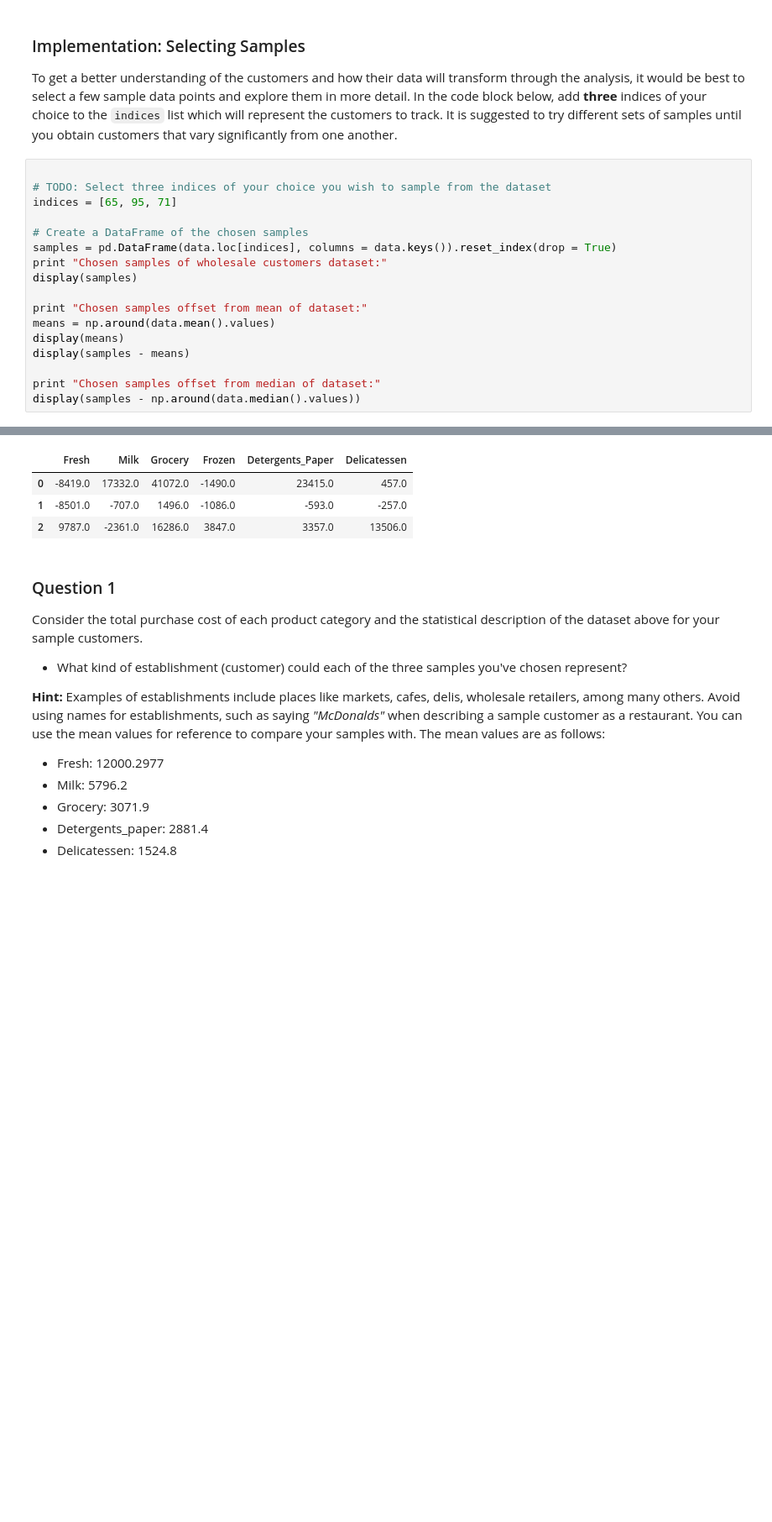
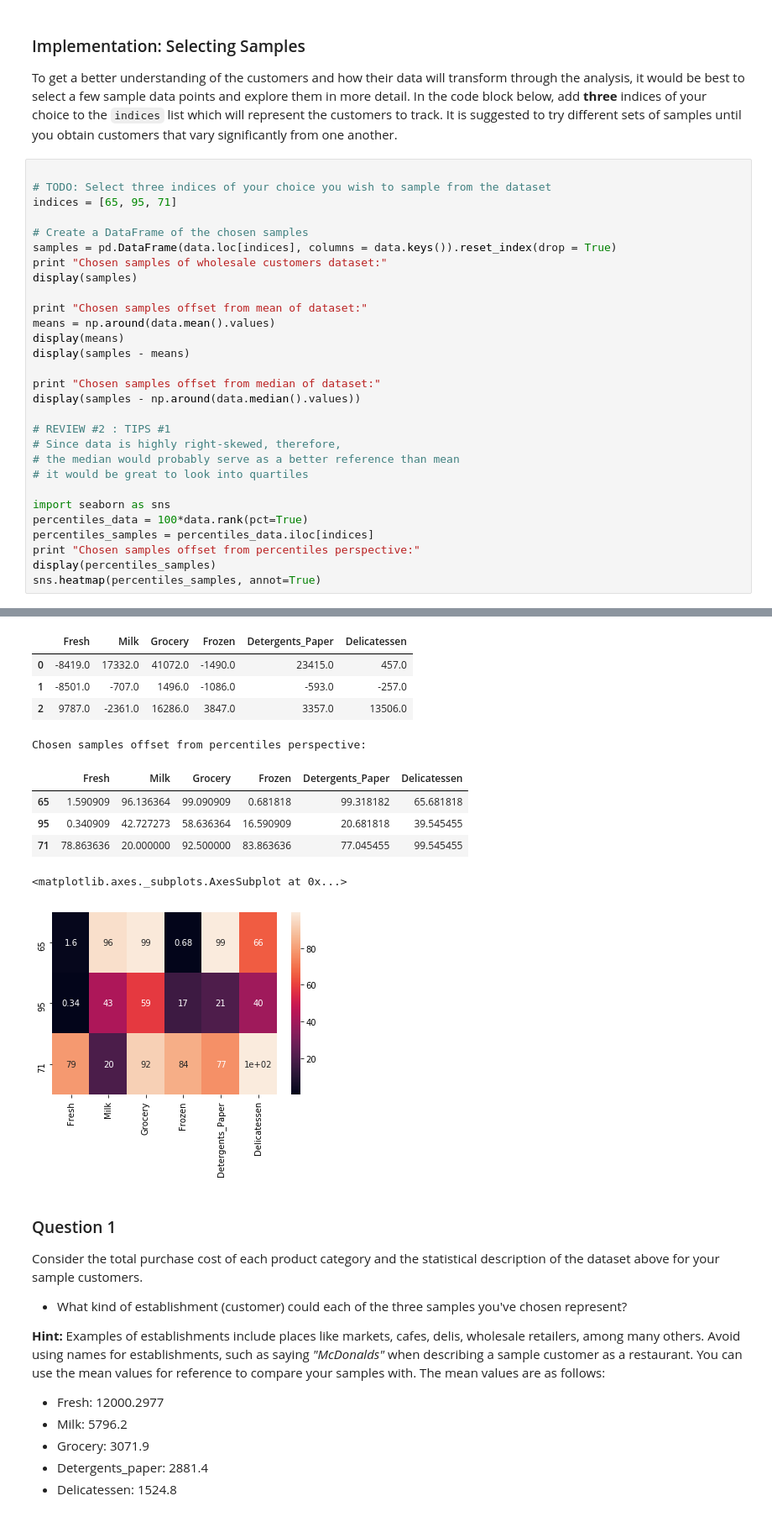
Before and after one commit to kongrui/uc-machine-learning, a Jupyter notebook: customer_segments/customer_segments.ipynb, the cells around one changed output, grey strips where cells are left out. Shown at 84% size. Saved outputs shown, nothing was run; the diff lists cells and outputs as text; blank space fills up the shorter version.

Commit message:
CustomerSegment : Implemented per REVIEW #2 TIPS 1

```diff
--- a/customer_segments/customer_segments.ipynb
+++ b/customer_segments/customer_segments.ipynb
@@ -69,33 +69,52 @@ indices = [65, 95, 71]
 
 # Create a DataFrame of the chosen samples
 samples = pd.DataFrame(data.loc[indices], columns = data.keys()).reset_index(drop = True)
 print "Chosen samples of wholesale customers dataset:"
 display(samples)
 
 print "Chosen samples offset from mean of dataset:"
 means = np.around(data.mean().values)
 display(means)
 display(samples - means)
 
 print "Chosen samples offset from median of dataset:"
 display(samples - np.around(data.median().values))
+
+# REVIEW #2 : TIPS #1
+# Since data is highly right-skewed, therefore,
+# the median would probably serve as a better reference than mean
+# it would be great to look into quartiles
+
+import seaborn as sns
+percentiles_data = 100*data.rank(pct=True)
+percentiles_samples = percentiles_data.iloc[indices]
+print "Chosen samples offset from percentiles perspective:"
+display(percentiles_samples)
+sns.heatmap(percentiles_samples, annot=True)
 # %% [output]
 Chosen samples of wholesale customers dataset:
 |  | Fresh | Milk | Grocery | Frozen | Detergents_Paper | Delicatessen |
 | 0 | 85 | 20959 | 45828 | 36 | 24231 | 1423 |
 | 1 | 3 | 2920 | 6252 | 440 | 223 | 709 |
 | 2 | 18291 | 1266 | 21042 | 5373 | 4173 | 14472 |
 Chosen samples offset from mean of dataset:
 array([12000.,  5796.,  7951.,  3072.,  2881.,  1525.])
 |  | Fresh | Milk | Grocery | Frozen | Detergents_Paper | Delicatessen |
 | 0 | -11915.0 | 15163.0 | 37877.0 | -3036.0 | 21350.0 | -102.0 |
 | 1 | -11997.0 | -2876.0 | -1699.0 | -2632.0 | -2658.0 | -816.0 |
 | 2 | 6291.0 | -4530.0 | 13091.0 | 2301.0 | 1292.0 | 12947.0 |
 Chosen samples offset from median of dataset:
 |  | Fresh | Milk | Grocery | Frozen | Detergents_Paper | Delicatessen |
 | 0 | -8419.0 | 17332.0 | 41072.0 | -1490.0 | 23415.0 | 457.0 |
 | 1 | -8501.0 | -707.0 | 1496.0 | -1086.0 | -593.0 | -257.0 |
 | 2 | 9787.0 | -2361.0 | 16286.0 | 3847.0 | 3357.0 | 13506.0 |
+Chosen samples offset from percentiles perspective:
+|  | Fresh | Milk | Grocery | Frozen | Detergents_Paper | Delicatessen |
+| 65 | 1.590909 | 96.136364 | 99.090909 | 0.681818 | 99.318182 | 65.681818 |
+| 95 | 0.340909 | 42.727273 | 58.636364 | 16.590909 | 20.681818 | 39.545455 |
+| 71 | 78.863636 | 20.000000 | 92.500000 | 83.863636 | 77.045455 | 99.545455 |
+<matplotlib.axes._subplots.AxesSubplot at 0x...>
+[figure, added]
 # %% [markdown]
 ### Question 1
 Consider the total purchase cost of each product category and the statistical description of the dataset above for your sample customers.
```
